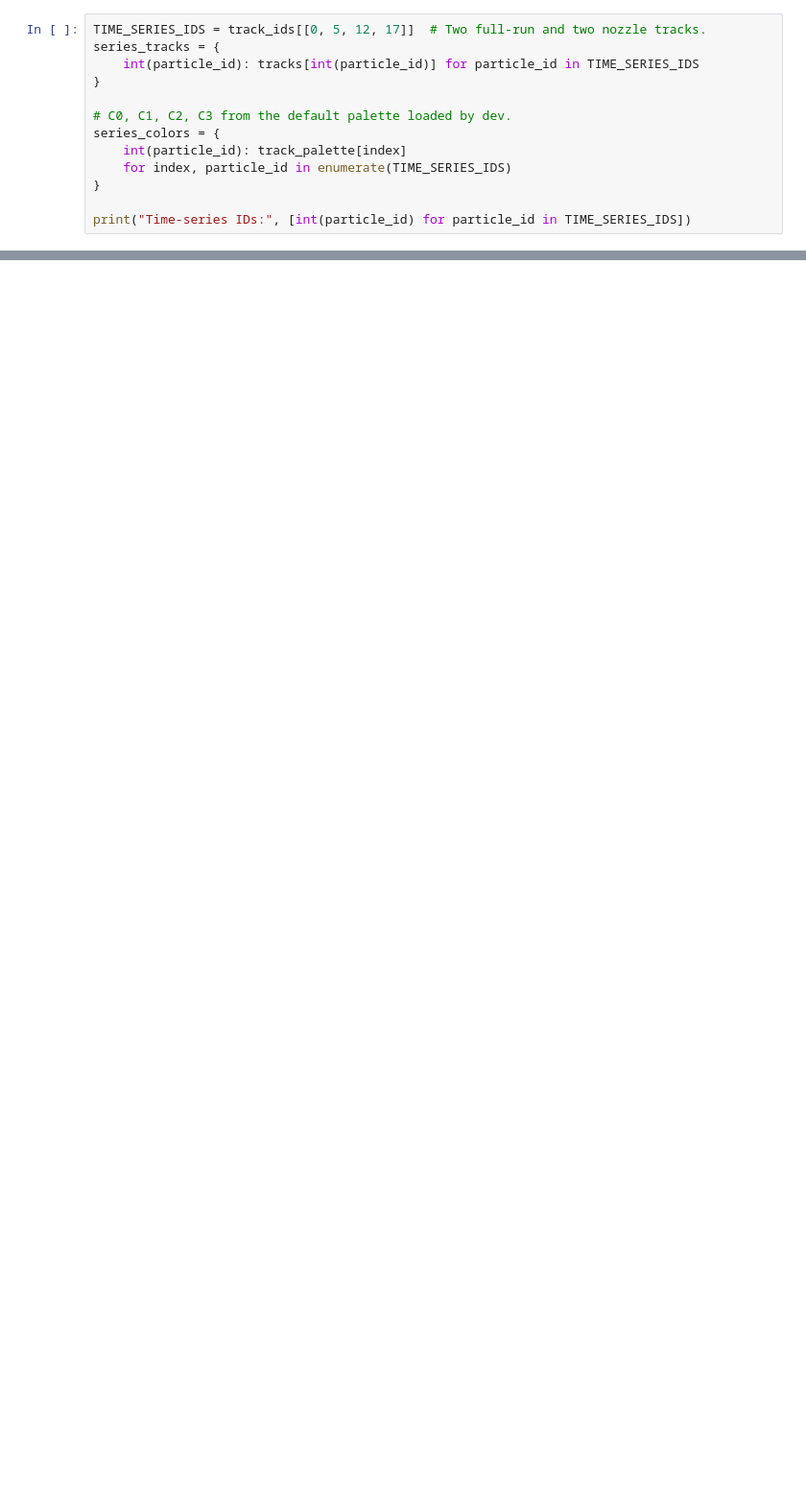
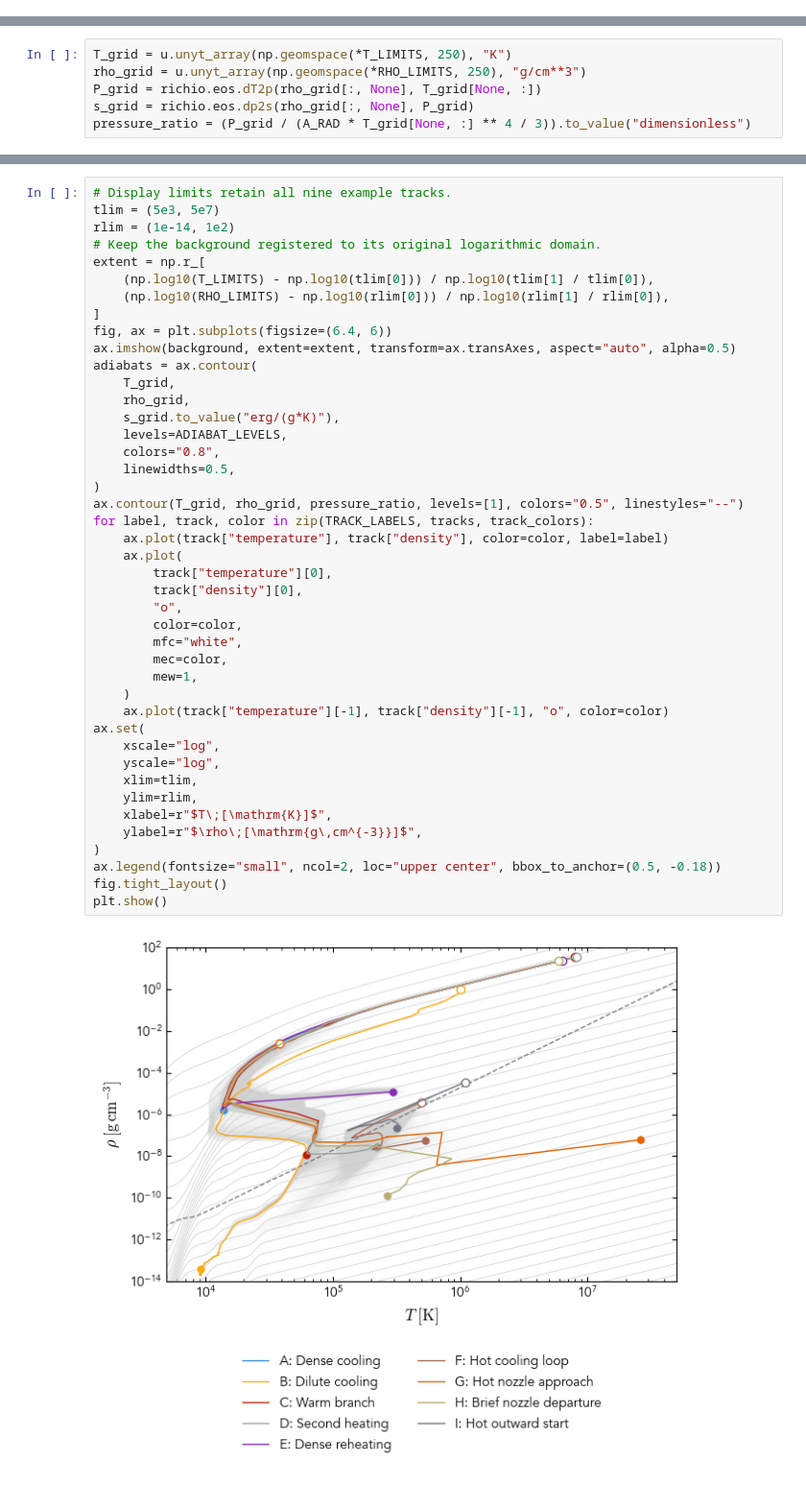
Before and after one commit to rich-tde/tde-shock-dissipation, a Jupyter notebook: works/shock-tde/0.1-track-cell-histories.ipynb, the cells around one changed output, grey strips where cells are left out. Shown at 96% size. Saved outputs shown, nothing was run; the diff lists cells and outputs as text; blank space fills up the shorter version.

```diff
--- a/works/shock-tde/0.1-track-cell-histories.ipynb
+++ b/works/shock-tde/0.1-track-cell-histories.ipynb
@@ -537,13 +0,0 @@ Four of the tracks above, with matching colours and endpoint symbols. Both energ
-# %%
-TIME_SERIES_IDS = track_ids[[0, 5, 12, 17]]  # Two full-run and two nozzle tracks.
-series_tracks = {
-    int(particle_id): tracks[int(particle_id)] for particle_id in TIME_SERIES_IDS
-}
-
-# C0, C1, C2, C3 from the default palette loaded by dev.
-series_colors = {
-    int(particle_id): track_palette[index]
-    for index, particle_id in enumerate(TIME_SERIES_IDS)
-}
-
-print("Time-series IDs:", [int(particle_id) for particle_id in TIME_SERIES_IDS])
@@ -1302,0 +214,6 @@ plt.show()
+# %%
+T_grid = u.unyt_array(np.geomspace(*T_LIMITS, 250), "K")
+rho_grid = u.unyt_array(np.geomspace(*RHO_LIMITS, 250), "g/cm**3")
+P_grid = richio.eos.dT2p(rho_grid[:, None], T_grid[None, :])
+s_grid = richio.eos.dp2s(rho_grid[:, None], P_grid)
+pressure_ratio = (P_grid / (A_RAD * T_grid[None, :] ** 4 / 3)).to_value("dimensionless")
@@ -1302,0 +262,45 @@ plt.show()
+# %%
+# Display limits retain all nine example tracks.
+tlim = (5e3, 5e7)
+rlim = (1e-14, 1e2)
+# Keep the background registered to its original logarithmic domain.
+extent = np.r_[
+    (np.log10(T_LIMITS) - np.log10(tlim[0])) / np.log10(tlim[1] / tlim[0]),
+    (np.log10(RHO_LIMITS) - np.log10(rlim[0])) / np.log10(rlim[1] / rlim[0]),
+]
+fig, ax = plt.subplots(figsize=(6.4, 6))
+ax.imshow(background, extent=extent, transform=ax.transAxes, aspect="auto", alpha=0.5)
+adiabats = ax.contour(
+    T_grid,
+    rho_grid,
+    s_grid.to_value("erg/(g*K)"),
+    levels=ADIABAT_LEVELS,
+    colors="0.8",
+    linewidths=0.5,
+)
+ax.contour(T_grid, rho_grid, pressure_ratio, levels=[1], colors="0.5", linestyles="--")
+for label, track, color in zip(TRACK_LABELS, tracks, track_colors):
+    ax.plot(track["temperature"], track["density"], color=color, label=label)
+    ax.plot(
+        track["temperature"][0],
+        track["density"][0],
+        "o",
+        color=color,
+        mfc="white",
+        mec=color,
+        mew=1,
+    )
+    ax.plot(track["temperature"][-1], track["density"][-1], "o", color=color)
+ax.set(
+    xscale="log",
+    yscale="log",
+    xlim=tlim,
+    ylim=rlim,
+    xlabel=r"$T\;[\mathrm{K}]$",
+    ylabel=r"$\rho\;[\mathrm{g\,cm^{-3}}]$",
+)
+ax.legend(fontsize="small", ncol=2, loc="upper center", bbox_to_anchor=(0.5, -0.18))
+fig.tight_layout()
+plt.show()
+# %% [output]
+[figure, added]
```
Also changed, not shown: parts of 52 cells of this notebook, 1 other file.
